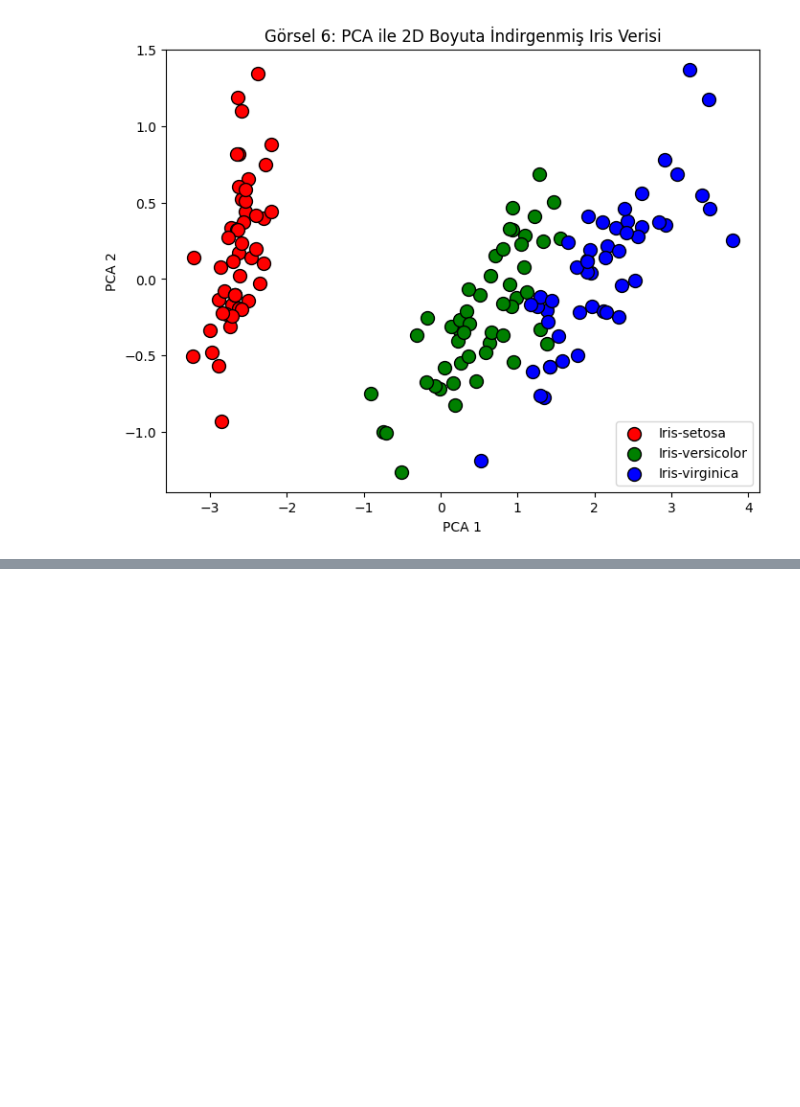
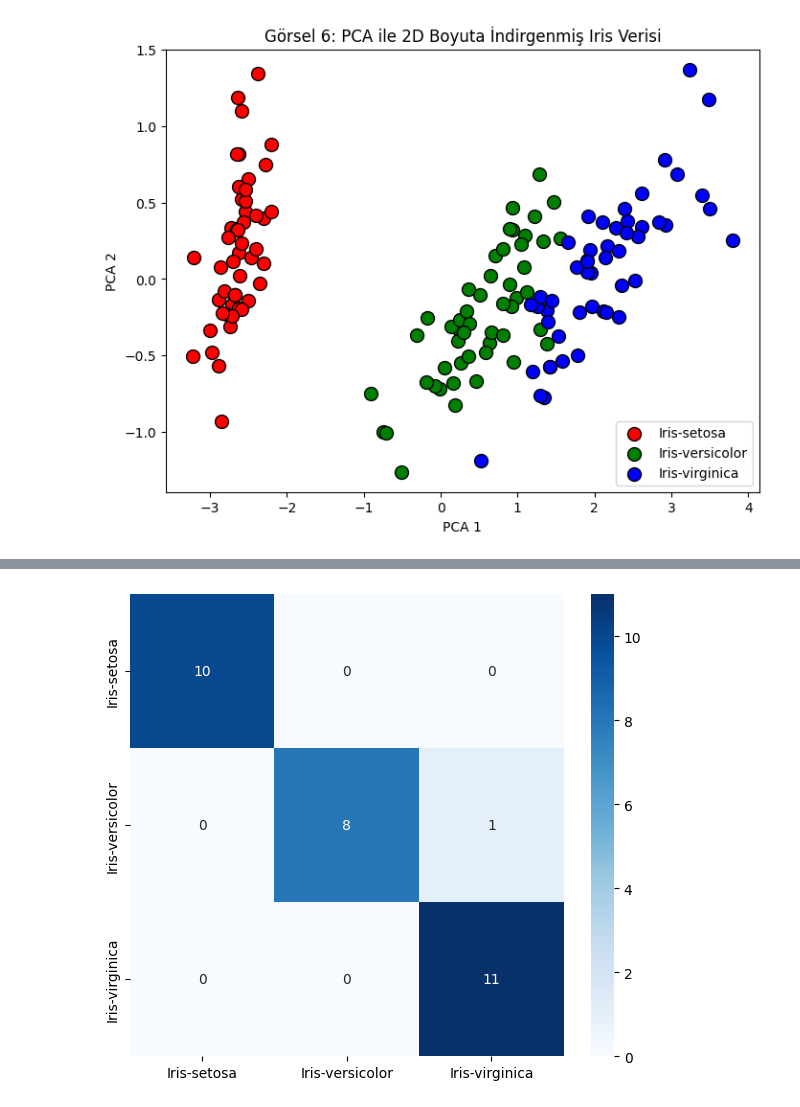
Before and after one commit to pelin52/.com, a Jupyter notebook: iris_veriseti_ile_lojistik_regrasyon.ipynb, the cells around one changed output, grey strips where cells are left out. Cells and saved outputs as stored; diff of their text form; code cells hidden in the pictures; blank space fills up the shorter version.

```diff
--- a/iris_veriseti_ile_lojistik_regrasyon.ipynb
+++ b/iris_veriseti_ile_lojistik_regrasyon.ipynb
@@ -235,0 +323,6 @@ plt.show()
+# %%
+y_pred_nn = model_nn.predict(X_test_nn)
+y_pred_classes = np.argmax(y_pred_nn, axis=1)
+y_true_classes = np.argmax(y_test_nn, axis=1)
+
+cm_nn = confusion_matrix(y_true_classes, y_pred_classes)
@@ -235,0 +331,8 @@ plt.show()
+# %%
+plt.figure(figsize=(7,6))
+sns.heatmap(cm_nn, annot=True, fmt='d', cmap='Blues',
+            xticklabels=le.classes_,
+            yticklabels=le.classes_)
+plt.show()
+# %% [output]
+[figure, added]
```
Also changed, not shown: parts of 14 cells of this notebook.
